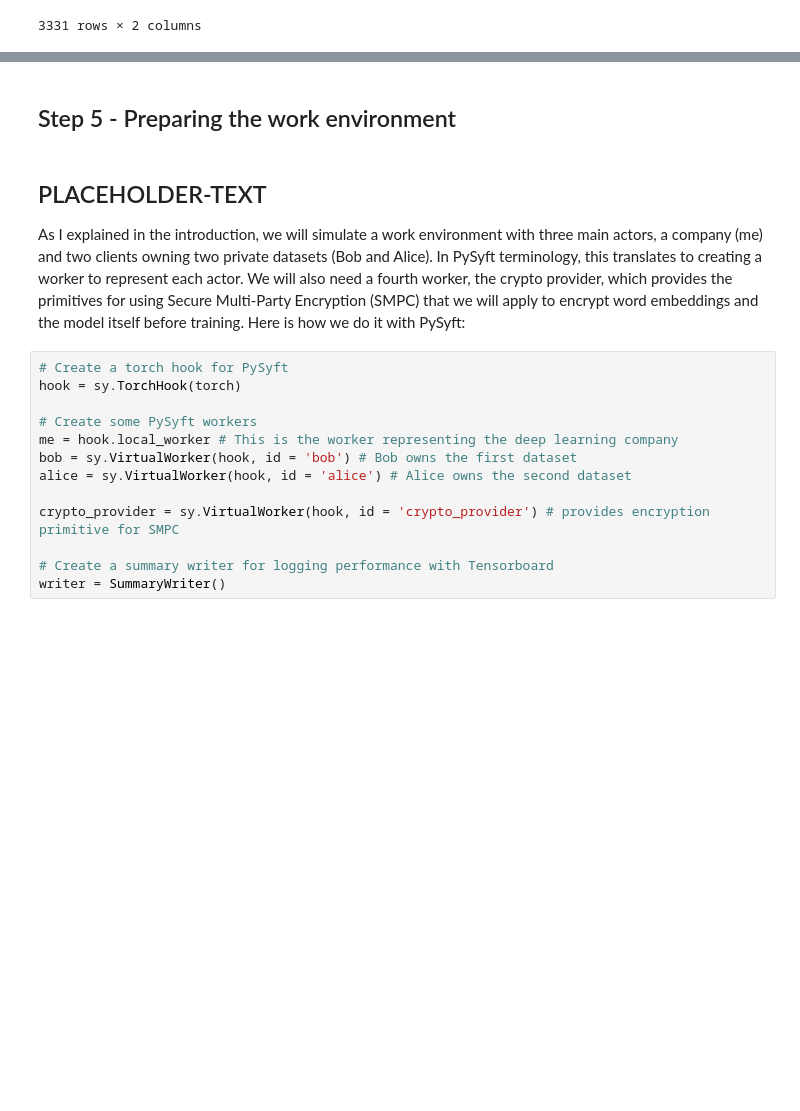
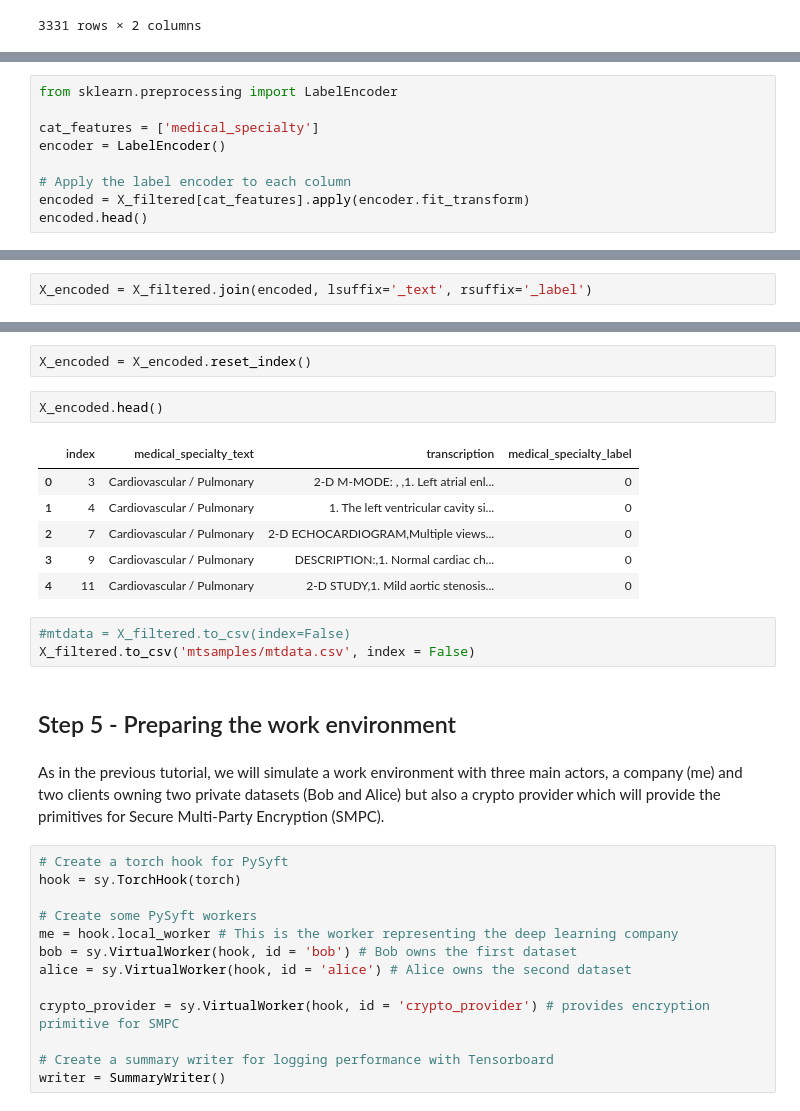
Before and after one commit to socd06/SyferText, a Jupyter notebook: tutorials/usecases/UC02 - Medical Text Classification - Private Datasets - (Secure Training).ipynb, the cells around one changed output, grey strips where cells are left out. Saved outputs shown, nothing was run; the diff lists cells and outputs as text; blank space fills up the shorter version.

Commit message:
updated gitignore and encoded labels for training in UC02 tutorial

```diff
--- a/tutorials/usecases/UC02 - Medical Text Classification - Private Datasets - (Secure Training).ipynb
+++ b/tutorials/usecases/UC02 - Medical Text Classification - Private Datasets - (Secure Training).ipynb
@@ -246,0 +260,9 @@ X_filtered
+# %%
+from sklearn.preprocessing import LabelEncoder
+
+cat_features = ['medical_specialty']
+encoder = LabelEncoder()
+
+# Apply the label encoder to each column
+encoded = X_filtered[cat_features].apply(encoder.fit_transform)
+encoded.head()
@@ -246,0 +276,2 @@ X_filtered
+# %%
+X_encoded = X_filtered.join(encoded, lsuffix='_text', rsuffix='_label')
@@ -247,8 +311,21 @@ X_filtered
+# %%
+X_encoded = X_encoded.reset_index()
+# %%
+X_encoded.head()
+# %% [output]
+|  | index | medical_specialty_text | transcription | medical_specialty_label |
+| 0 | 3 | Cardiovascular / Pulmonary | 2-D M-MODE: , ,1. Left atrial enl... | 0 |
+| 1 | 4 | Cardiovascular / Pulmonary | 1. The left ventricular cavity si... | 0 |
+| 2 | 7 | Cardiovascular / Pulmonary | 2-D ECHOCARDIOGRAM,Multiple views... | 0 |
+| 3 | 9 | Cardiovascular / Pulmonary | DESCRIPTION:,1. Normal cardiac ch... | 0 |
+| 4 | 11 | Cardiovascular / Pulmonary | 2-D STUDY,1. Mild aortic stenosis... | 0 |
+# %%
+#mtdata = X_filtered.to_csv(index=False)
+X_filtered.to_csv('mtsamples/mtdata.csv', index = False)
 # %% [markdown]
 ## Step 5 - Preparing the work environment
 # %% [markdown]
-## PLACEHOLDER-TEXT
-As I explained in the introduction, we will simulate a work environment with three main actors, a company (me) and two clients owning two private datasets (Bob and Alice). In PySyft terminology, this translates to creating a worker to represent each actor. We will also need a fourth worker, the crypto provider, which provides the primitives for using Secure Multi-Party Encryption (SMPC) that we will apply to encrypt word embeddings and the model itself before training. Here is how we do it with PySyft:
+As in the previous tutorial, we will simulate a work environment with three main actors, a company (me) and two clients owning two private datasets (Bob and Alice) but also a crypto provider which will provide the primitives for Secure Multi-Party Encryption (SMPC).
 # %%
 # Create a torch hook for PySyft
 hook = sy.TorchHook(torch)
```
Also changed, not shown: parts of 10 cells of this notebook, 1 other file.
